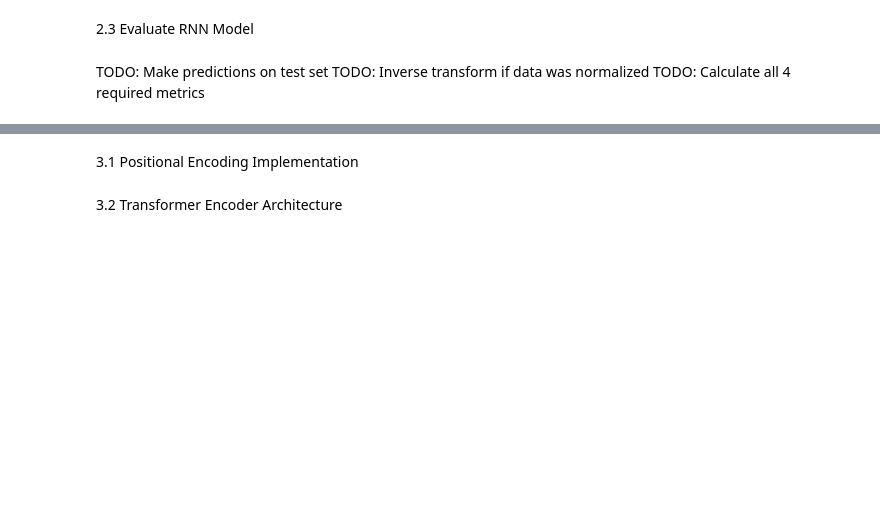
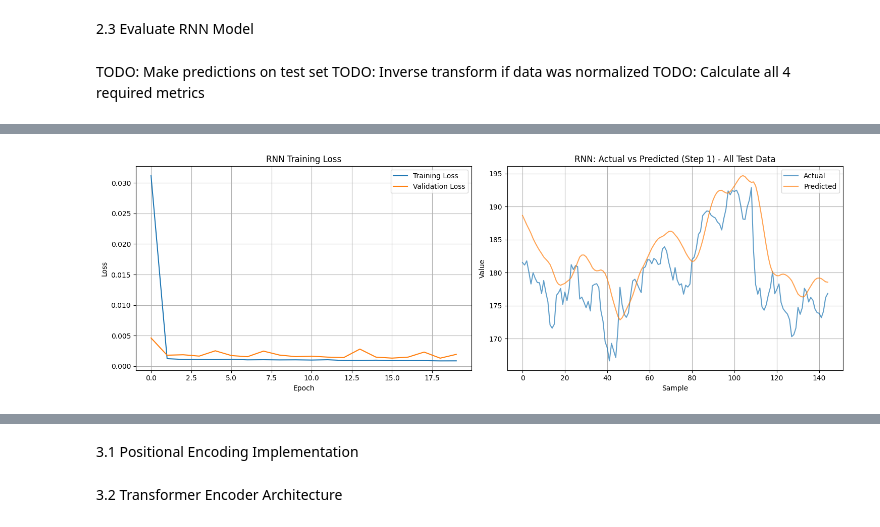
Before and after one commit to 2025aa05444-ship-it/bits-assignment, a Jupyter notebook: dnn/RNN_Assignment/2025AA05444_rnn_assignment.ipynb, the cells around one changed output, grey strips where cells are left out. Drawn from its saved outputs; the diff is of its cells as text; code cells hidden in the pictures; blank space fills up the shorter version.

Commit message:
Fixed Visualization ( All Data)

```diff
--- a/dnn/RNN_Assignment/2025AA05444_rnn_assignment.ipynb
+++ b/dnn/RNN_Assignment/2025AA05444_rnn_assignment.ipynb
@@ -472,3 +472,37 @@ rnn_r2 = r2_score(y_test, y_pred_rnn)
+# %%
+# Visualize RNN Results
+
+# Inverse transform predictions and actual values for plotting
+y_test_reshaped_for_inv = y_test.reshape(-1, 1)
+y_pred_rnn_reshaped_for_inv = y_pred_rnn.reshape(-1, 1)
+
+y_test_inv = scaler.inverse_transform(y_test_reshaped_for_inv).reshape(y_test.shape)
+y_pred_rnn_inv = scaler.inverse_transform(y_pred_rnn_reshaped_for_inv).reshape(y_pred_rnn.shape)
+
+fig, axes = plt.subplots(1, 2, figsize=(15, 5))
+
+# Plot 1: Training Loss
+axes[0].plot(history_rnn.history['loss'], label='Training Loss')
+axes[0].plot(history_rnn.history['val_loss'], label='Validation Loss')
+axes[0].set_title('RNN Training Loss')
+axes[0].set_xlabel('Epoch')
+axes[0].set_ylabel('Loss')
+axes[0].legend()
+axes[0].grid(True)
+
+# Plot 2: Predictions vs Actual (showing ALL test data)
+axes[1].plot(y_test_inv[:, 0], label='Actual', alpha=0.7)
+axes[1].plot(y_pred_rnn_inv[:, 0], label='Predicted', alpha=0.7)
+axes[1].set_title('RNN: Actual vs Predicted (Step 1) - All Test Data')
+axes[1].set_xlabel('Sample')
+axes[1].set_ylabel('Value')
+axes[1].legend()
+axes[1].grid(True)
+
+plt.tight_layout()
+plt.show()
+# %% [output]
+[figure, added]
 # %%
 print("\nRNN Model Performance:")
 print(f"MAE:   {rnn_mae:.4f}")
```
Also changed, not shown: parts of 30 cells of this notebook.
